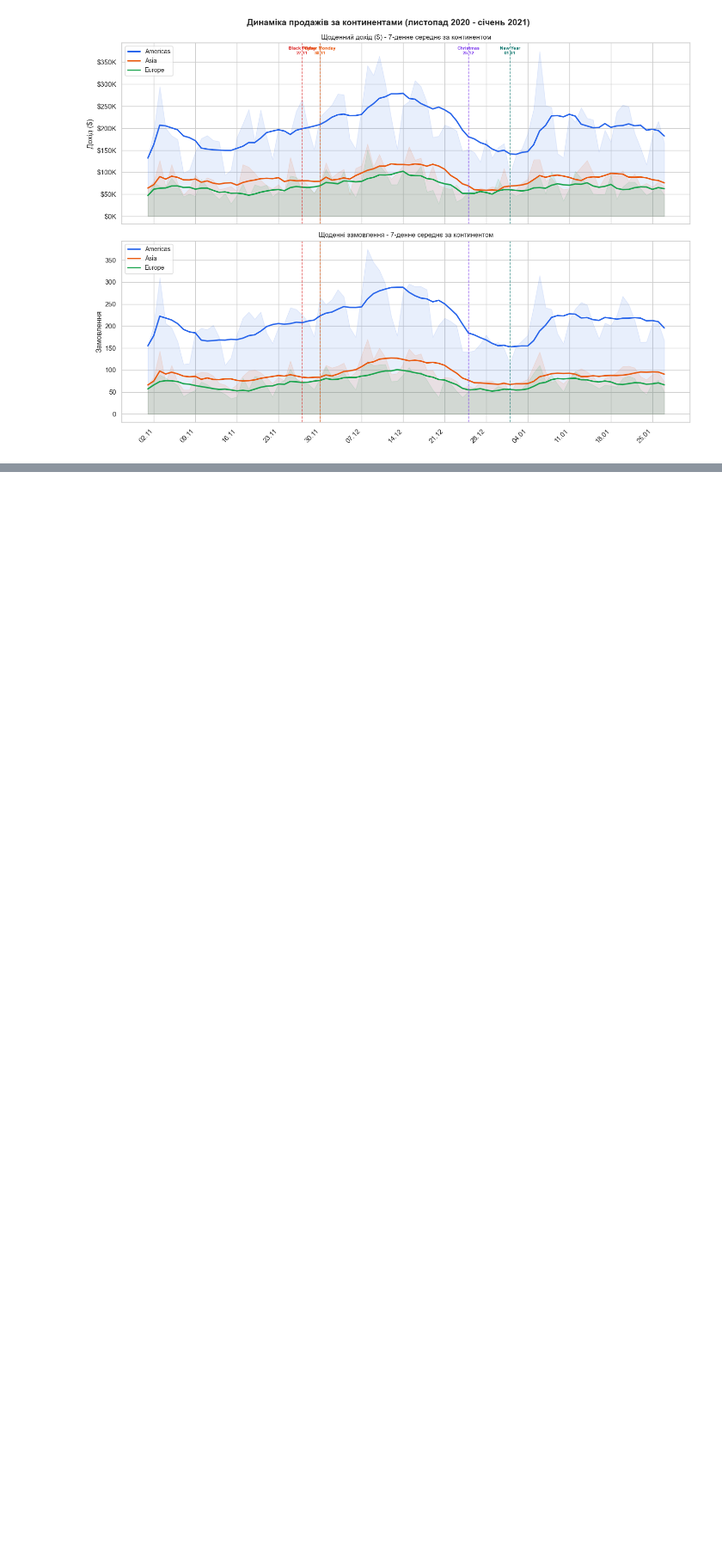
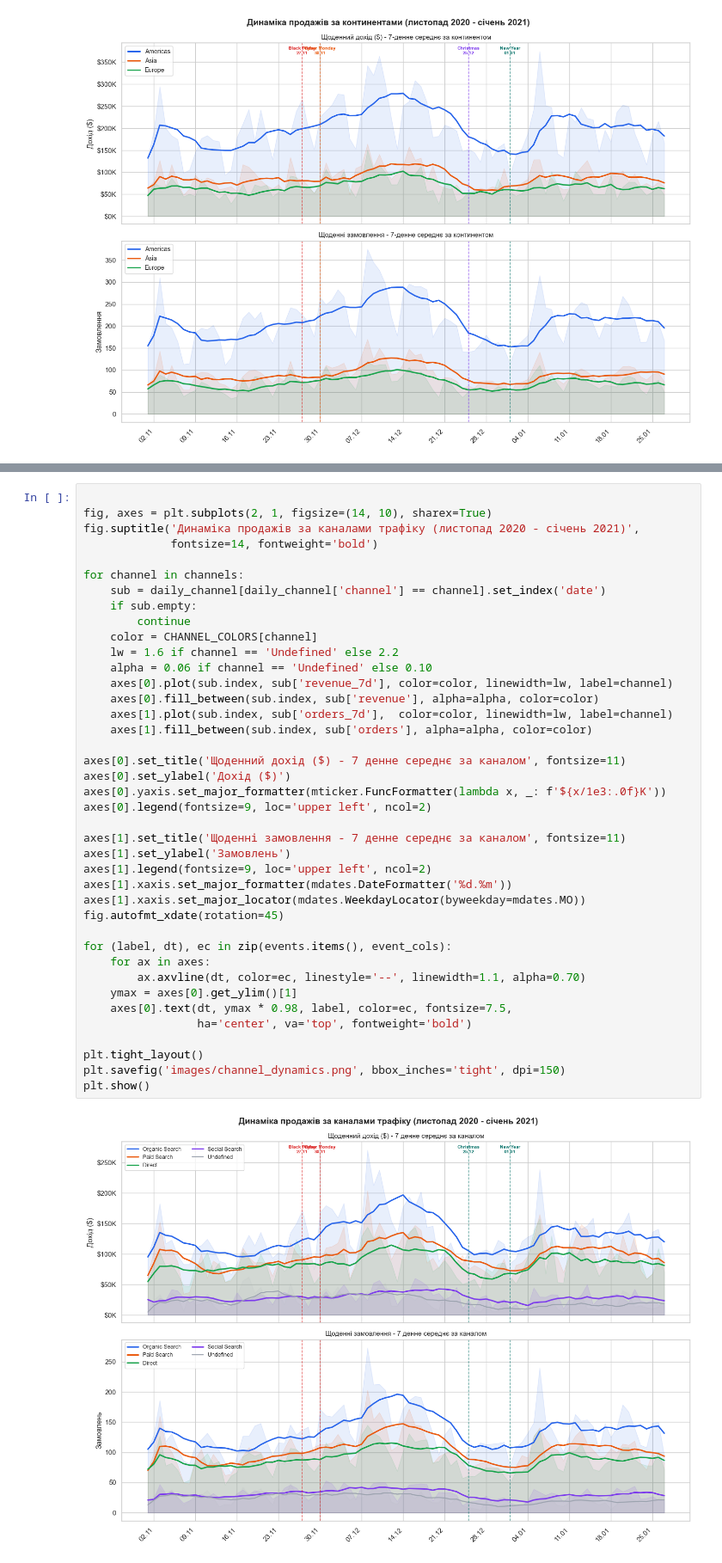
Before and after one commit to VladNkov/online_store_sales_analysis, a Jupyter notebook: online_store_sales_analysis.ipynb, the cells around one changed output, grey strips where cells are left out. Shown at 86% size. Cells and saved outputs as stored; diff of their text form; blank space fills up the shorter version.

Commit message:
Add analysis by channel sales dynamics

```diff
--- a/online_store_sales_analysis.ipynb
+++ b/online_store_sales_analysis.ipynb
@@ -1483,0 +1542,42 @@ plt.show()
+# %%
+
+fig, axes = plt.subplots(2, 1, figsize=(14, 10), sharex=True)
+fig.suptitle('Динаміка продажів за каналами трафіку (листопад 2020 - січень 2021)',
+             fontsize=14, fontweight='bold')
+
+for channel in channels:
+    sub = daily_channel[daily_channel['channel'] == channel].set_index('date')
+    if sub.empty:
+        continue
+    color = CHANNEL_COLORS[channel]
+    lw = 1.6 if channel == 'Undefined' else 2.2
+    alpha = 0.06 if channel == 'Undefined' else 0.10
+    axes[0].plot(sub.index, sub['revenue_7d'], color=color, linewidth=lw, label=channel)
+    axes[0].fill_between(sub.index, sub['revenue'], alpha=alpha, color=color)
+    axes[1].plot(sub.index, sub['orders_7d'],  color=color, linewidth=lw, label=channel)
+    axes[1].fill_between(sub.index, sub['orders'], alpha=alpha, color=color)
+
+axes[0].set_title('Щоденний дохід ($) - 7 денне середнє за каналом', fontsize=11)
+axes[0].set_ylabel('Дохід ($)')
+axes[0].yaxis.set_major_formatter(mticker.FuncFormatter(lambda x, _: f'${x/1e3:.0f}K'))
+axes[0].legend(fontsize=9, loc='upper left', ncol=2)
+
+axes[1].set_title('Щоденні замовлення - 7 денне середнє за каналом', fontsize=11)
+axes[1].set_ylabel('Замовлень')
+axes[1].legend(fontsize=9, loc='upper left', ncol=2)
+axes[1].xaxis.set_major_formatter(mdates.DateFormatter('%d.%m'))
+axes[1].xaxis.set_major_locator(mdates.WeekdayLocator(byweekday=mdates.MO))
+fig.autofmt_xdate(rotation=45)
+
+for (label, dt), ec in zip(events.items(), event_cols):
+    for ax in axes:
+        ax.axvline(dt, color=ec, linestyle='--', linewidth=1.1, alpha=0.70)
+    ymax = axes[0].get_ylim()[1]
+    axes[0].text(dt, ymax * 0.98, label, color=ec, fontsize=7.5,
+                 ha='center', va='top', fontweight='bold')
+
+plt.tight_layout()
+plt.savefig('images/channel_dynamics.png', bbox_inches='tight', dpi=150)
+plt.show()
+# %% [output]
+[figure, added]
```
Also changed, not shown: parts of 4 cells of this notebook, 1 other file.
